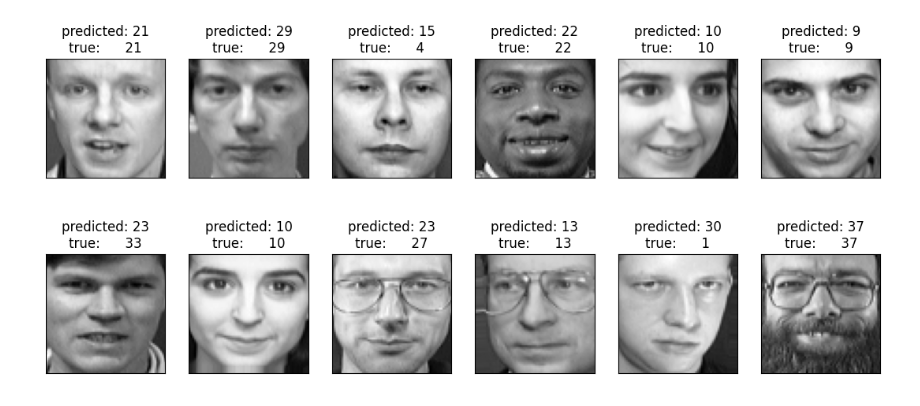
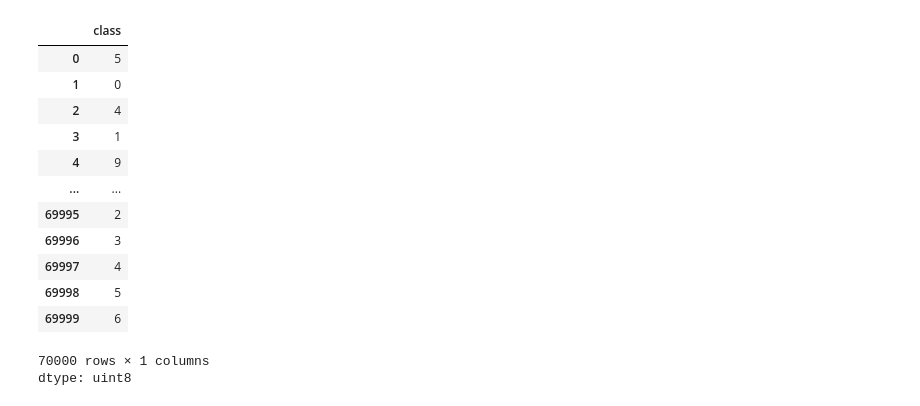
Before and after one commit to saghar-trade/Unsupervised-Learning, a Jupyter notebook: PCA_fetch_olivetti_faces.ipynb, the cells around one changed output. Saved outputs shown, nothing was run; the diff lists cells and outputs as text; code cells hidden in the pictures.

```diff
--- a/PCA_fetch_olivetti_faces.ipynb
+++ b/PCA_fetch_olivetti_faces.ipynb
@@ -136,12 +2,0 @@ Accuracy: 0.57
-# %%
-def title(y_pred, y_test, target_names, i):
-    pred_name = target_names[y_pred[i]].rsplit(' ', 1)[-1]
-    true_name = target_names[y_test[i]].rsplit(' ', 1)[-1]
-    return 'predicted: %s\ntrue:      %s' % (pred_name, true_name)
-target_names = [str(element) for element in np.arange(40)+1]
-prediction_titles = [title(y_pred_test, y_test, target_names, i)
-                     for i in range(y_pred_test.shape[0])]
-plot_gallery(X_test, height, width, prediction_titles, n_row=2, n_col=6)
-plt.show()
-# %% [output]
-[figure, removed]
@@ -147,0 +12,20 @@ plt.show()
+# %%
+#download mnist dataset
+
+mnist = datasets.fetch_openml('mnist_784', version=1)
+mnist.target = mnist.target.astype(np.uint8)
+# %% [output]
+|  | class |
+| 0 | 5 |
+| 1 | 0 |
+| 2 | 4 |
+| 3 | 1 |
+| 4 | 9 |
+| ... | ... |
+| 69995 | 2 |
+| 69996 | 3 |
+| 69997 | 4 |
+| 69998 | 5 |
+| 69999 | 6 |
+70000 rows × 1 columns
+dtype: uint8
```
Also changed, not shown: parts of 19 cells of this notebook.
